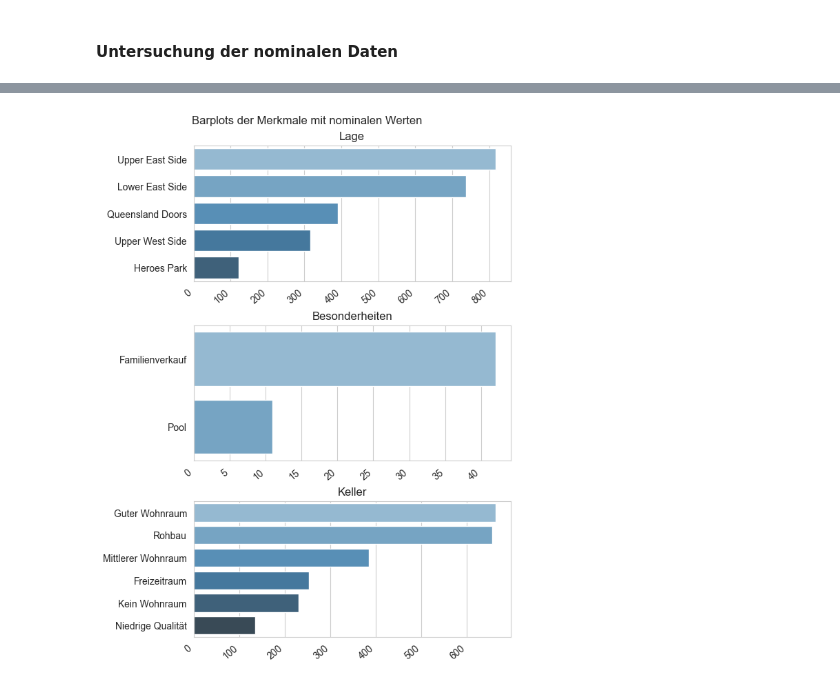
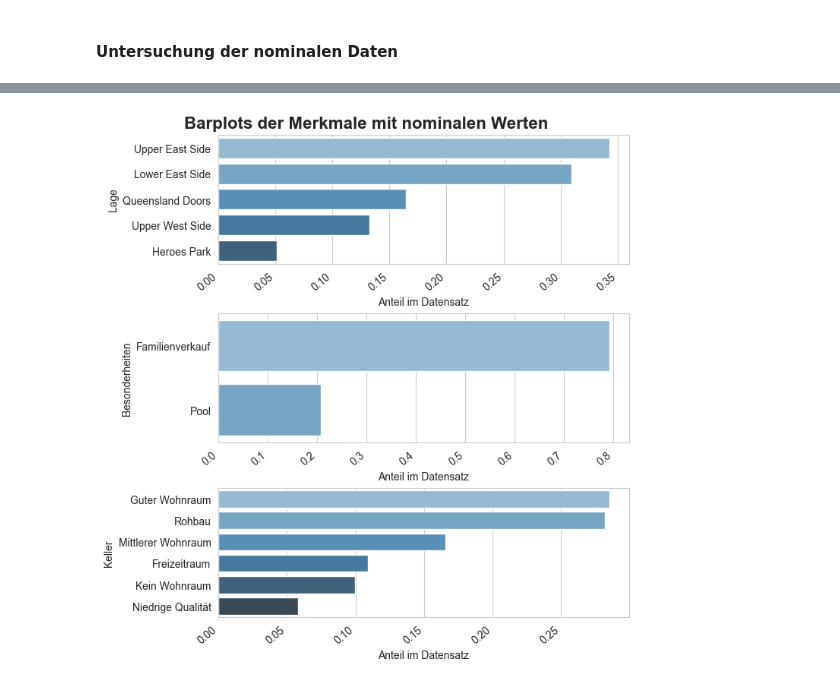
Before and after one commit to juliabb1/Data-Science-Programmentwurf, a Jupyter notebook: Programmentwurf/programmentwurf.ipynb, the cells around one changed output, grey strips where cells are left out. Cells and saved outputs as stored; diff of their text form; code cells hidden in the pictures.

```diff
--- a/Programmentwurf/programmentwurf.ipynb
+++ b/Programmentwurf/programmentwurf.ipynb
@@ -192,7 +232,7 @@ Erkenntnisse:
 #### Untersuchung der kardinalen Daten
 # %%
 fig, axes = plt.subplots(2,3, figsize=(9, 5), sharey=False, constrained_layout=True)
-fig.suptitle("Boxplots der Merkmale mit kardinalen Werten")
+fig.suptitle("Barlpots der Merkmale mit kardinalen Werten", fontsize=16, fontweight="bold", y=1.07)
 
 # Erstellen der Barplots von Merkmalen mit kardinaler Ausprägung
 j = 0
@@ -202,13 +242,15 @@ for i in data_kardinal.columns:
         if(k == 3):
             k = 0
             j += 1
-        counts = data[i].value_counts()
+        counts = data[i].value_counts() / data[i].notna().sum()
         sns.barplot(y=counts.index, x=counts.values, ax=axes[j][k], orient="h")
         axes[j][k].set_xticklabels(axes[j][k].get_xticklabels(), rotation=40, ha="right")
+        axes[j][k].set_xlabel("Anteil im Datensatz")
+        axes[j][k].set_ylabel(i)
         k += 1
 
 # Styling
-sns.set_palette("Blues")
+sns.set_palette("Blues_d")
 sns.set_style("whitegrid")
 
 # Löschen leerer Subplots
@@ -222,29 +273,32 @@ plt.show()
 # %%
-fig, axes = plt.subplots(3,1, figsize=(6, 8), sharey=False, constrained_layout=True)
-fig.suptitle("Barplots der Merkmale mit nominalen Werten")
+fig, axes = plt.subplots(3,1, figsize=(7, 10), sharey=False, constrained_layout=True)
+fig.suptitle("Barplots der Merkmale mit nominalen Werten", fontsize=16, fontweight="bold", y=1.03)
 
 # Häufigkeiten der Merkmale mit nominalen Ausprägungen
-counts_lage = data_ordinal["Lage"].value_counts()
-counts_besonderheiten = data_ordinal["Besonderheiten"].value_counts()
-counts_keller = data_ordinal["Keller"].value_counts()
+anteil_lage = data_ordinal["Lage"].value_counts() / data_ordinal["Lage"].notna().sum()
+anteil_besonderheiten = data_ordinal["Besonderheiten"].value_counts() / data_ordinal["Besonderheiten"].notna().sum()
+anteil_keller = data_ordinal["Keller"].value_counts() / data_ordinal["Keller"].notna().sum()
 
 # Erstellen von Barplots der Merkmale mit nominaler Ausprägung
-sns.barplot(y=counts_lage.index, x=counts_lage.values, ax=axes[0], orient="h")
+sns.barplot(y=anteil_lage.index, x=anteil_lage, ax=axes[0], orient="h")
 axes[0].set_xticklabels(axes[0].get_xticklabels(), rotation=40, ha="right")
-axes[0].set_title("Lage")
+axes[0].set_xlabel("Anteil im Datensatz")
+axes[0].set_ylabel("Lage")
 
-sns.barplot(y=counts_besonderheiten.index, x=counts_besonderheiten.values, ax=axes[1], orient="h")
+sns.barplot(y=anteil_besonderheiten.index, x=anteil_besonderheiten, ax=axes[1], orient="h")
 axes[1].set_xticklabels(axes[1].get_xticklabels(), rotation=40, ha="right")
-axes[1].set_title("Besonderheiten")
+axes[1].set_xlabel("Anteil im Datensatz")
+axes[1].set_ylabel("Besonderheiten")
 
-sns.barplot(y=counts_keller.index, x=counts_keller.values, ax=axes[2], orient="h")
+sns.barplot(y=anteil_keller.index, x=anteil_keller, ax=axes[2], orient="h")
 axes[2].set_xticklabels(axes[2].get_xticklabels(), rotation=40, ha="right")
-axes[2].set_title("Keller")
+axes[2].set_xlabel("Anteil im Datensatz")
+axes[2].set_ylabel("Keller")
 
-# Style
+# Styling
 sns.set_palette("Blues_d")
 sns.set_style("whitegrid")
 
 plt.show()
 # %% [output]
-[figure, old version]
+[figure, new version]
```
Also changed, not shown: parts of 7 cells of this notebook.
